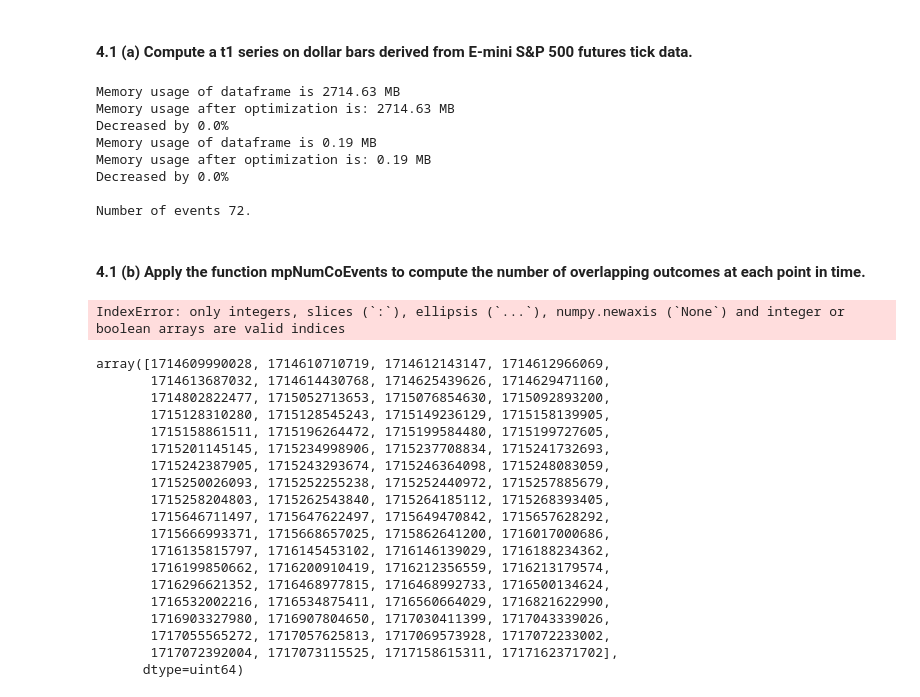
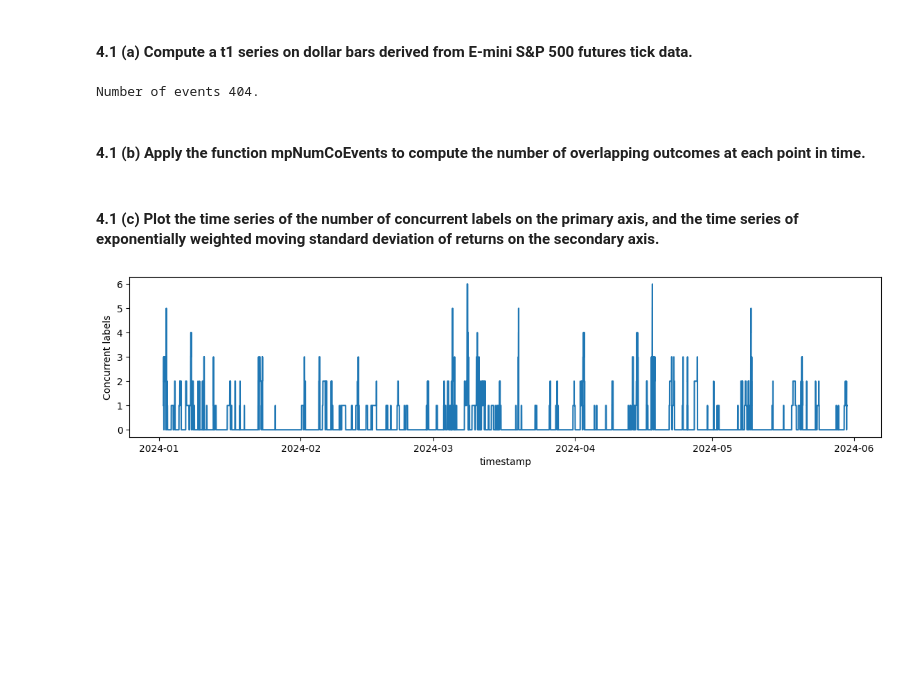
Before and after one commit to yakir4123/Advances-In-Financial-Machine-Learning, a Jupyter notebook: Chapter 4 - Sample Weights.ipynb, the cells around one changed output. Cells and saved outputs as stored; diff of their text form; code cells hidden in the pictures; blank space fills up the shorter version.

```diff
--- a/Chapter 4 - Sample Weights.ipynb
+++ b/Chapter 4 - Sample Weights.ipynb
@@ -18,9 +19,9 @@ barrier was touched, and the index was the timestamp of the observation. This
 was the output of the getEvents function.
 # %% [markdown]
 #### 4.1 (a) Compute a t1 series on dollar bars derived from E-mini S&P 500 futures tick data.
+# %%
+btc_dollar = general.load_transactions_and_generate("data\BTCUSDT-trades-2024-*.parquet", create_dollar_bars__rolling, T=int(1e8))
 # %%
-btc_transactions = general.load_df(f"data/BTCUSDT-trades-*.parquet")
-btc_dollar = create_dollar_bars(btc_transactions, 1e8)
 daily_vol = general.get_daily_vol(btc_dollar)
 
 btc_dollar_bar_returns = general.returns(btc_dollar['close'])
@@ -32,62 +33,29 @@ t0 = general.get_t_events_dynamic_h(
     0.1
 )
 
-del btc_transactions
-gc.collect()
-print()
+ms_a_day = 24 * 60 * 60 * 1000
+num_days = 1
+vertical_barrier = get_vertical_barrier(btc_dollar, t0, num_days * ms_a_day)
+
+events = get_events_triple_barrier(close=btc_dollar['close'], t0=t0, tp_scale=1, sl_scale=1,
+                                    target=daily_vol, min_return=0.0, t1=vertical_barrier)
 print(f'Number of events {len(t0)}.')
 # %% [output]
-Memory usage of dataframe is 2714.63 MB
-Memory usage after optimization is: 2714.63 MB
-Decreased by 0.0%
-Memory usage of dataframe is 0.19 MB
-Memory usage after optimization is: 0.19 MB
-Decreased by 0.0%
-
-Number of events 72.
+Number of events 404.
 # %% [markdown]
 #### 4.1 (b) Apply the function mpNumCoEvents to compute the number of overlapping outcomes at each point in time.
 # %%
-def mp_num_co_events(closeIdx, t1, molecule):
-    """
-    Compute the number of concurrent events per bar.
-    +molecule[0] is the date of the first event on which the weight will be computed
-    +molecule[-1] is the date of the last event on which the weight will be computed
-    Any event that starts before t1[molecule].max() impacts the count.
-    """
-    #1) find events that span the period [molecule[0],molecule[-1]]
-    t1 = t1.fillna(closeIdx[-1])  # unclosed events still must impact other weights
-    t1 = t1[t1 >= molecule[0]]  # events that end at or after molecule[0]
-    t1 = t1.loc[:t1[molecule].max()]  # events that start at or before t1[molecule].max()
-    #2) count events spanning a bar
-    iloc = closeIdx.searchsorted(np.array([t1.index[0], t1.max()]))
-    count = pd.Series(0, index=closeIdx[iloc[0]:iloc[1] + 1])
-    for tIn, tOut in t1.iteritems():
-        count.loc[tIn:tOut] += 1
-    return count.loc[molecule[0]:t1[molecule].max()]
+from utils.sample_weights import num_co_events
 
-mp_num_co_events(closeIdx=btc_dollar.index, t1=t1['t1'], molecule=t1.index)
+co_events = num_co_events(close_idx=btc_dollar.index, t1=events['touch'])
-# %% [output]
-IndexError: only integers, slices (`:`), ellipsis (`...`), numpy.newaxis (`None`) and integer or boolean arrays are valid indices
+# %% [markdown]
+#### 4.1 (c) Plot the time series of the number of concurrent labels on the primary axis, and the time series of exponentially weighted moving standard deviation of returns on the secondary axis.
 # %%
-t1
+fig, ax = plt.subplots(figsize=(14, 3))
+ax.plot(pd.to_datetime(co_events.index, unit='ms'), co_events.values)
+ax.set_xlabel('timestamp')
+ax.set_ylabel('Concurrent labels')
+ax.tick_params(axis='y')
+plt.show()
 # %% [output]
-array([1714609990028, 1714610710719, 1714612143147, 1714612966069,
-       1714613687032, 1714614430768, 1714625439626, 1714629471160,
-       1714802822477, 1715052713653, 1715076854630, 1715092893200,
-       1715128310280, 1715128545243, 1715149236129, 1715158139905,
-       1715158861511, 1715196264472, 1715199584480, 1715199727605,
-       1715201145145, 1715234998906, 1715237708834, 1715241732693,
-       1715242387905, 1715243293674, 1715246364098, 1715248083059,
-       1715250026093, 1715252255238, 1715252440972, 1715257885679,
-       1715258204803, 1715262543840, 1715264185112, 1715268393405,
-       1715646711497, 1715647622497, 1715649470842, 1715657628292,
-       1715666993371, 1715668657025, 1715862641200, 1716017000686,
-       1716135815797, 1716145453102, 1716146139029, 1716188234362,
-       1716199850662, 1716200910419, 1716212356559, 1716213179574,
-       1716296621352, 1716468977815, 1716468992733, 1716500134624,
-       1716532002216, 1716534875411, 1716560664029, 1716821622990,
-       1716903327980, 1716907804650, 1717030411399, 1717043339026,
-       1717055565272, 1717057625813, 1717069573928, 1717072233002,
-       1717072392004, 1717073115525, 1717158615311, 1717162371702],
-      dtype=uint64)
+[figure, added]
```
Also changed, not shown: parts of 23 cells of this notebook, 6 other files.
